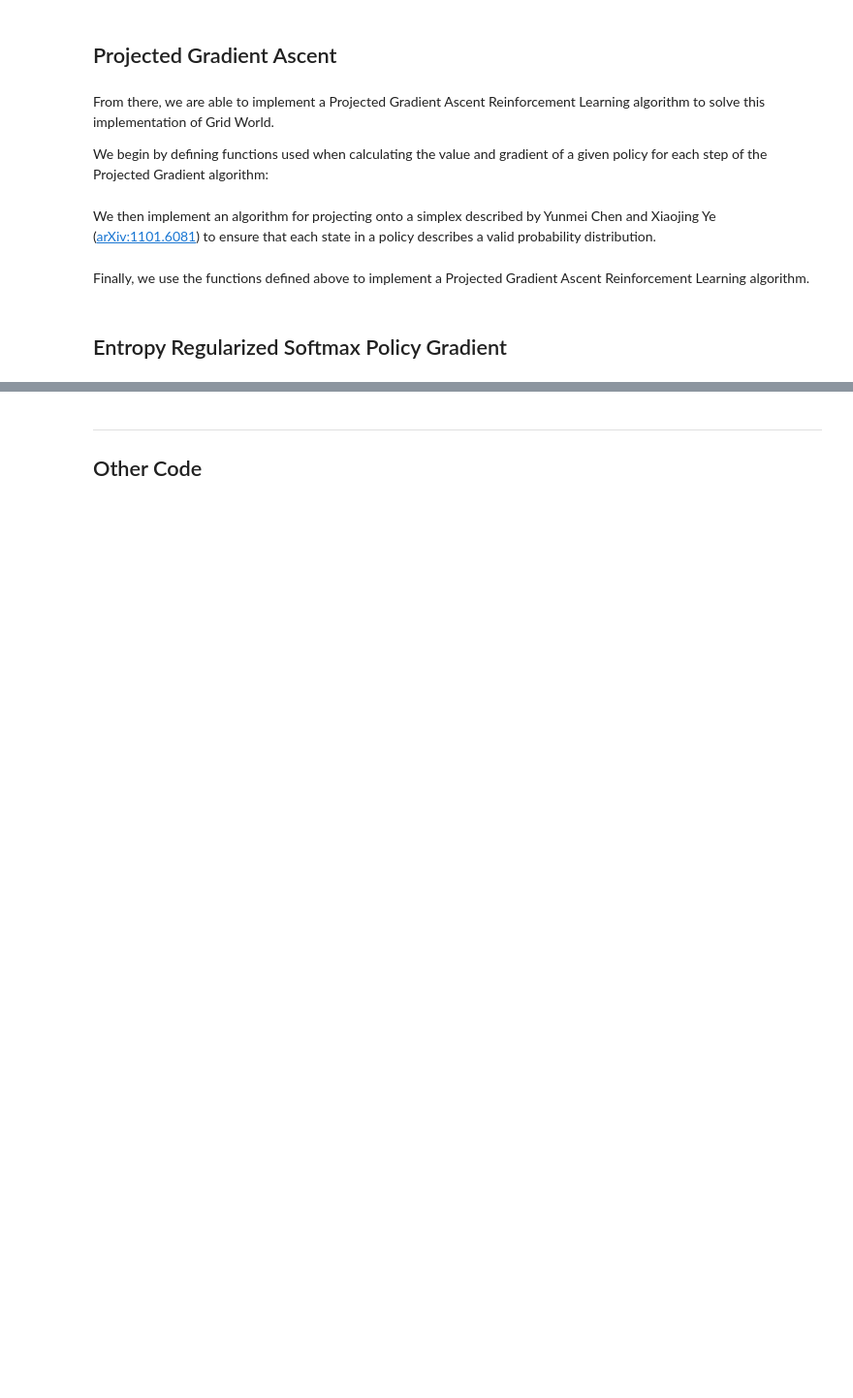
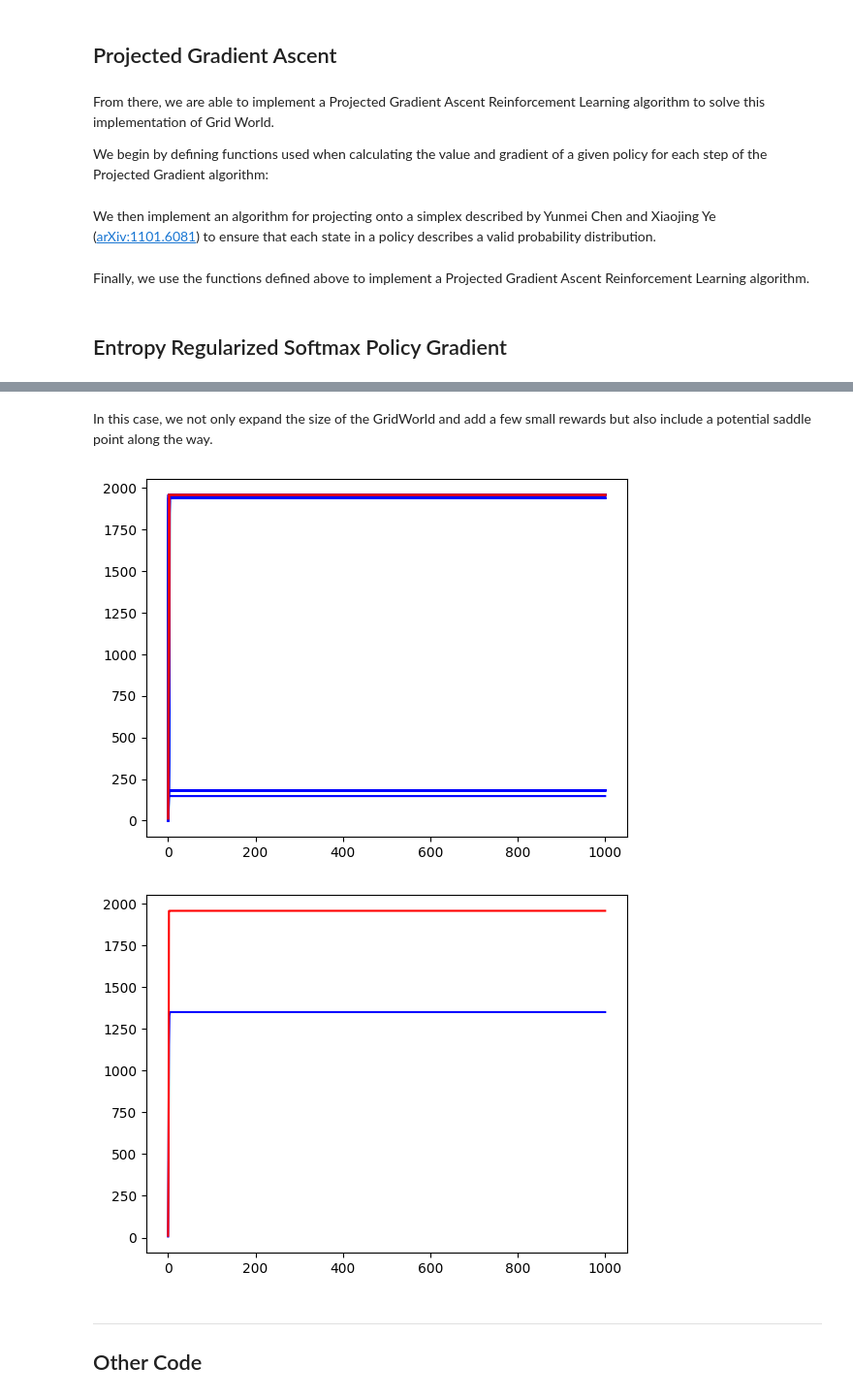
Before and after one commit to pamsoulin/cs169-finite-time-rl, a Jupyter notebook: final-project-169.ipynb, the cells around one changed output, grey strips where cells are left out. Shown at 97% size. Saved outputs shown, nothing was run; the diff lists cells and outputs as text; code cells hidden in the pictures; blank space fills up the shorter version.

```diff
--- a/final-project-169.ipynb
+++ b/final-project-169.ipynb
@@ -302,13 +344,17 @@ plt.show()
+# %% [markdown]
+In this case, we not only expand the size of the GridWorld and add a few small rewards but also include a potential saddle point along the way.
 # %%
-gw = Gridworld(10, 10, 0.5)
-gw.set_reward(4, 2, 1)
-gw.set_reward(6, 7, 1)
+gw = Gridworld(6, 6, 0.9)
+gw.set_reward(4, 2, -1)
+gw.set_reward(2, 2, 25)
 gw.set_reward(3, 3, 1)
-gw.set_reward(5, 5, 50)
-gw.set_reward(9, 9, 1_000)
+gw.set_reward(5, 5, 500)
 
-ga_policies, es_policies = test_algorithms(gw, 10)
+ga_policies, es_policies = test_algorithms(gw)
 plt.show()
+# %% [output]
+[figure, added]
+[figure, added]
 # %% [markdown]
 ---
 ## Other Code
```
Also changed, not shown: parts of 18 cells of this notebook.
